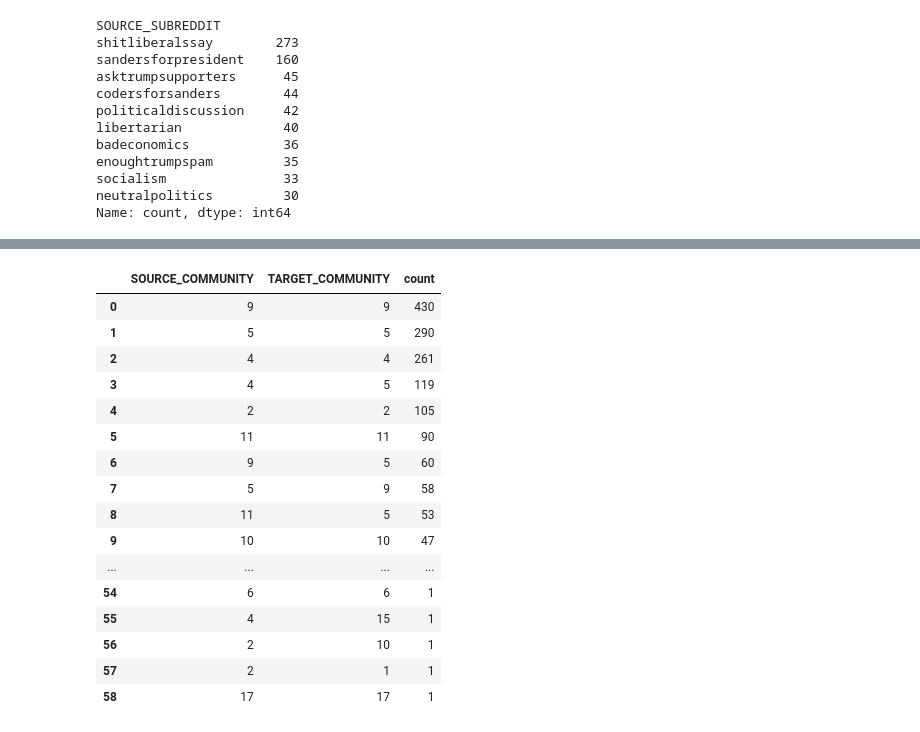
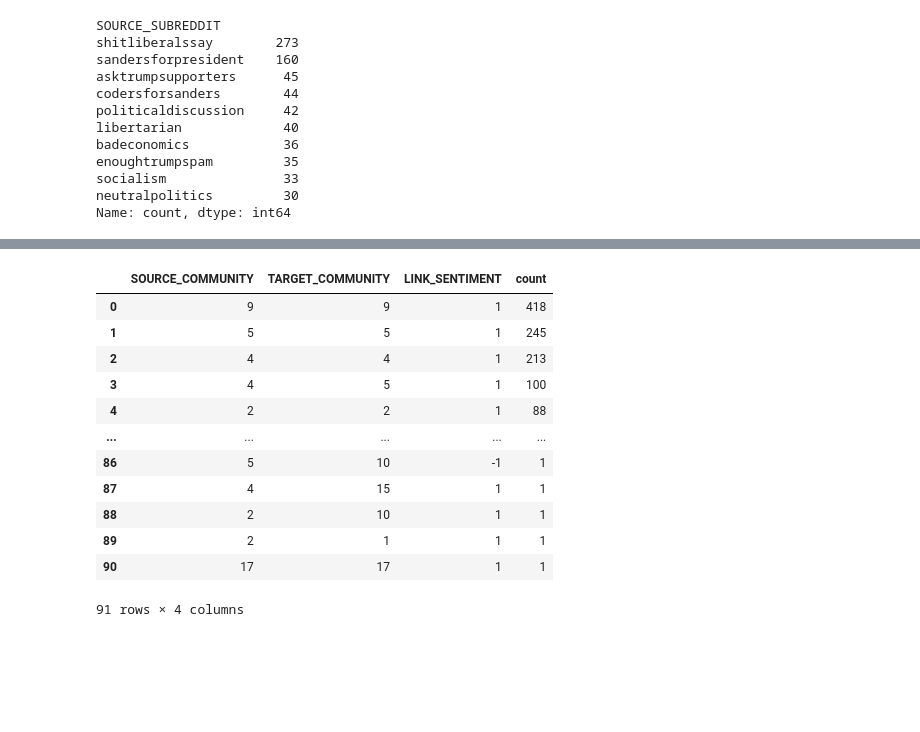
Before and after one commit to kehunter/stat236-subreddit-clustering, a Jupyter notebook: sentiment.ipynb, the cells around one changed output, grey strips where cells are left out. Saved outputs shown, nothing was run; the diff lists cells and outputs as text; code cells hidden in the pictures; blank space fills up the shorter version.

```diff
--- a/sentiment.ipynb
+++ b/sentiment.ipynb
@@ -682,21 +666,18 @@ community_labels
 # %%
 # NUMBER OF LINKS BETWEEN COMMUNITIES
-df[['SOURCE_COMMUNITY','TARGET_COMMUNITY']].value_counts().reset_index()
+links_df = df[['SOURCE_COMMUNITY','TARGET_COMMUNITY','LINK_SENTIMENT']].value_counts().reset_index()
+links_df
 # %% [output]
-|  | SOURCE_COMMUNITY | TARGET_COMMUNITY | count |
-| 0 | 9 | 9 | 430 |
-| 1 | 5 | 5 | 290 |
-| 2 | 4 | 4 | 261 |
-| 3 | 4 | 5 | 119 |
-| 4 | 2 | 2 | 105 |
-| 5 | 11 | 11 | 90 |
-| 6 | 9 | 5 | 60 |
-| 7 | 5 | 9 | 58 |
-| 8 | 11 | 5 | 53 |
-| 9 | 10 | 10 | 47 |
-| ... | ... | ... | ... |
-| 54 | 6 | 6 | 1 |
-| 55 | 4 | 15 | 1 |
-| 56 | 2 | 10 | 1 |
-| 57 | 2 | 1 | 1 |
-| 58 | 17 | 17 | 1 |
+|  | SOURCE_COMMUNITY | TARGET_COMMUNITY | LINK_SENTIMENT | count |
+| 0 | 9 | 9 | 1 | 418 |
+| 1 | 5 | 5 | 1 | 245 |
+| 2 | 4 | 4 | 1 | 213 |
+| 3 | 4 | 5 | 1 | 100 |
+| 4 | 2 | 2 | 1 | 88 |
+| ... | ... | ... | ... | ... |
+| 86 | 5 | 10 | -1 | 1 |
+| 87 | 4 | 15 | 1 | 1 |
+| 88 | 2 | 10 | 1 | 1 |
+| 89 | 2 | 1 | 1 | 1 |
+| 90 | 17 | 17 | 1 | 1 |
+91 rows × 4 columns
```
Also changed, not shown: parts of 14 cells of this notebook.
